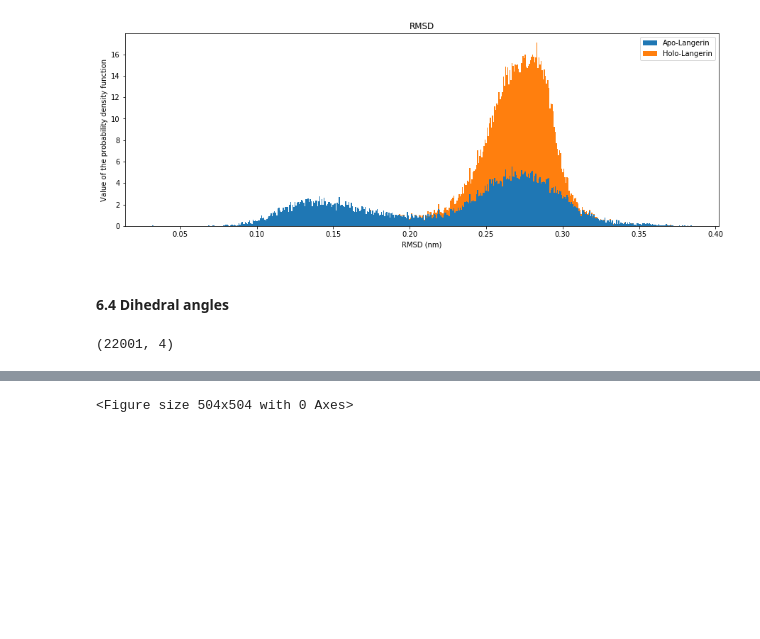
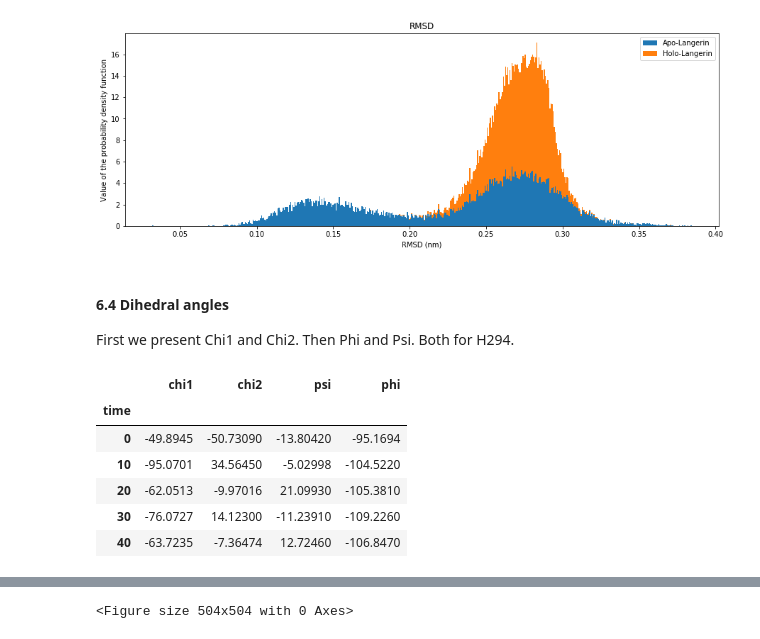
Before and after one commit to laifi/molecular-dynamics, a Jupyter notebook: e05/Exercise 5.ipynb, the cells around one changed output, grey strips where cells are left out. Drawn from its saved outputs; the diff is of its cells as text; code cells hidden in the pictures; blank space fills up the shorter version.

```diff
--- a/e05/Exercise 5.ipynb
+++ b/e05/Exercise 5.ipynb
@@ -73,8 +73,10 @@ plt.xlabel('RMSD (nm)')
 # %% [output]
 Text(0.5, 0, 'RMSD (nm)')
 [figure]
-# %% [markdown]
-#### 6.4 Dihedral angles
+# %% [markdown]
+#### 6.4 Dihedral angles
+
+First we present Chi1 and Chi2. Then Phi and Psi. Both for H294.
 # %%
 prefix = 'ignore/anglesA/'
 files = ['chi1HIS97', 'chi2HIS97', 'psiHIS97', 'phiHIS97']
@@ -91,6 +93,12 @@ dfs = [pd.read_csv(f,
                    delim_whitespace=True) for n, f in zip(angle_names, files)]
 df = pd.concat(dfs, axis=1)
 # %%
-df.shape
+df.head()
 # %% [output]
-(22001, 4)
+|  | chi1 | chi2 | psi | phi |
+| time |  |  |  |  |
+| 0 | -49.8945 | -50.73090 | -13.80420 | -95.1694 |
+| 10 | -95.0701 | 34.56450 | -5.02998 | -104.5220 |
+| 20 | -62.0513 | -9.97016 | 21.09930 | -105.3810 |
+| 30 | -76.0727 | 14.12300 | -11.23910 | -109.2260 |
+| 40 | -63.7235 | -7.36474 | 12.72460 | -106.8470 |
```
Also changed, not shown: parts of 6 cells of this notebook.
